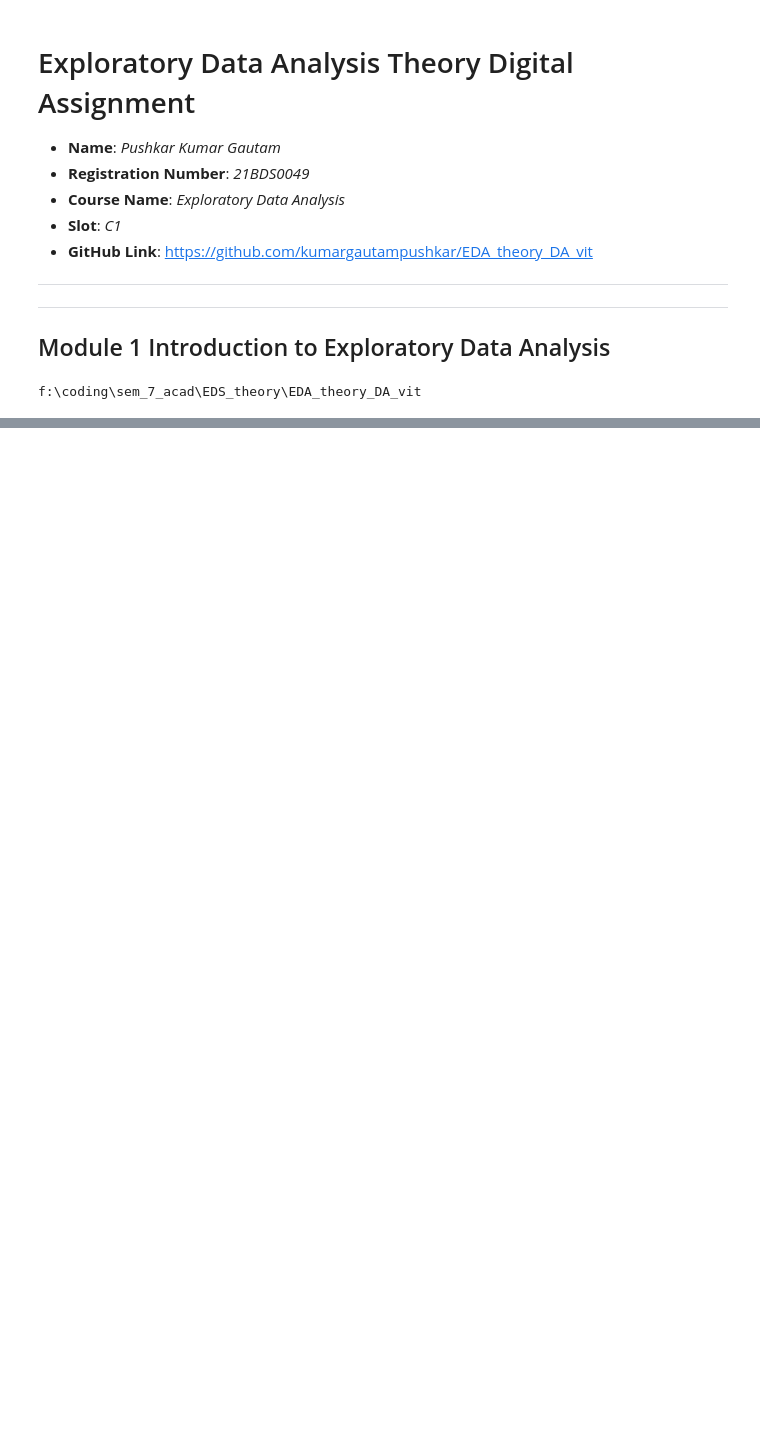
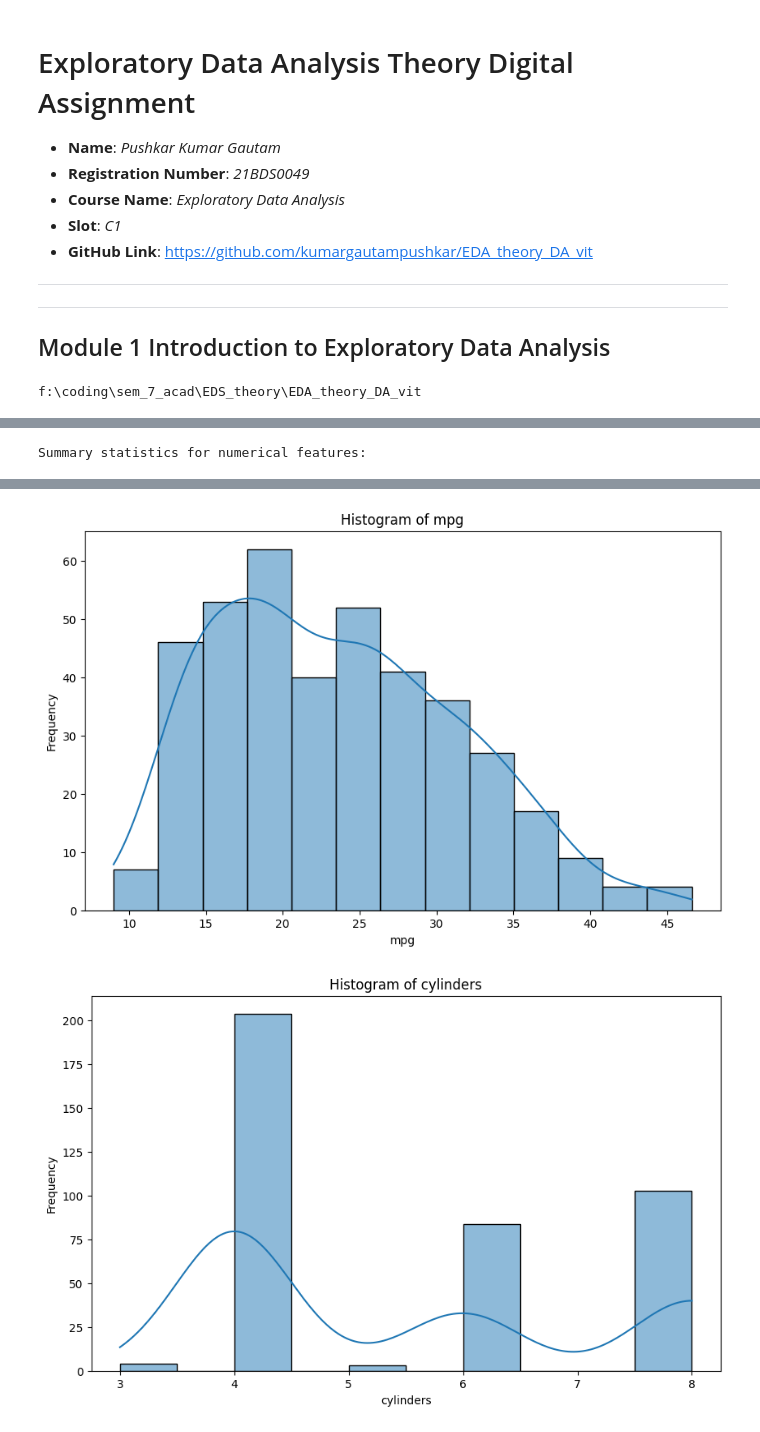
Before and after one commit to kumargautampushkar/EDA_theory_DA_vit, a Jupyter notebook: EDA.ipynb, the cells around one changed output, grey strips where cells are left out. Saved outputs shown, nothing was run; the diff lists cells and outputs as text; code cells hidden in the pictures; blank space fills up the shorter version.

```diff
--- a/EDA.ipynb
+++ b/EDA.ipynb
@@ -71,0 +158,19 @@ None
+# %%
+# Function to plot histograms for numerical features
+def plot_numerical(df, columns):
+    for col in columns:
+        plt.figure(figsize=(10,6))
+        sns.histplot(df[col], kde=True)
+        plt.title(f'Histogram of {col}')
+        plt.xlabel(col)
+        plt.ylabel('Frequency')
+        plt.show()
+
+# Calculate and print summary statistics for numerical features
+print("\nSummary statistics for numerical features:")
+display(df[numerical_features].describe())
+
+# Plot histograms for numerical features
+plot_numerical(df, numerical_features)
+# %% [output]
+Summary statistics for numerical features:
@@ -71,0 +186,2 @@ None
+[figure, added]
+[figure, added]
```
Also changed, not shown: parts of 33 cells of this notebook.
